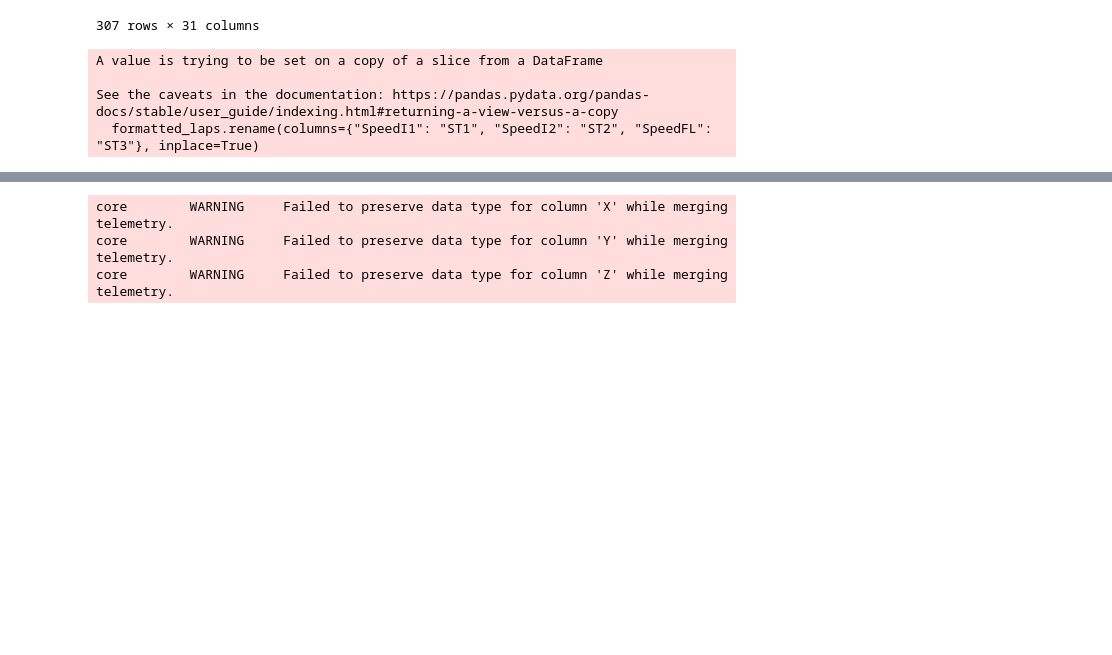
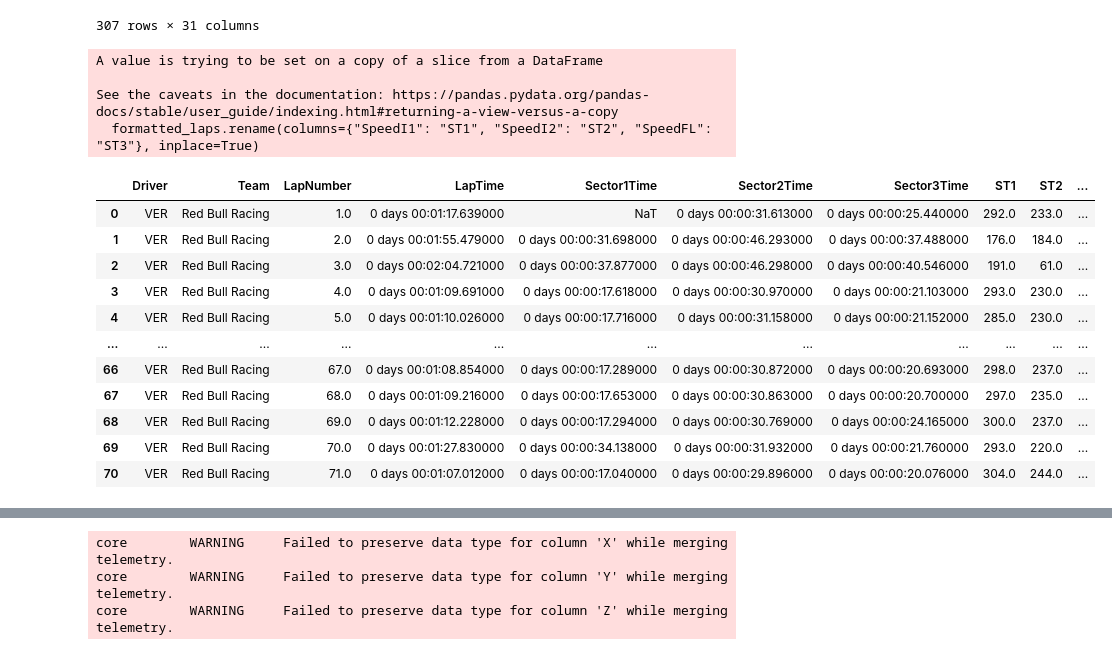
Before and after one commit to thewhitehaven04/F1StatsProvider, a Jupyter notebook: Playground.ipynb, the cells around one changed output, grey strips where cells are left out. Drawn from its saved outputs; the diff is of its cells as text; code cells hidden in the pictures; blank space fills up the shorter version.

```diff
--- a/Playground.ipynb
+++ b/Playground.ipynb
@@ -57,43 +57,65 @@ formatted_laps = session.laps[[
                 "LapTime",
                 "Sector1Time",
                 "Sector2Time",
                 "Sector3Time",
                 "SpeedI1",
                 "SpeedI2",
                 "SpeedFL",
-                "IsPersonalBest",
                 "Stint",
                 "TyreLife",
                 "Position",
                 "Compound",
 ]]
 
 formatted_laps.rename(columns={"SpeedI1": "ST1", "SpeedI2": "ST2", "SpeedFL": "ST3"}, inplace=True)
 formatted_laps["LapTime"].round(3)
 formatted_laps["Sector1Time"].round(3)
 formatted_laps["Sector2Time"].round(3)
 formatted_laps["Sector3Time"].round(3)
 formatted_laps.assign(
     IsBestS1=lambda x: (formatted_laps['Sector1Time'].min() == x['Sector1Time']),
     IsBestS2=lambda x: (formatted_laps['Sector2Time'].min() == x['Sector2Time']),
     IsBestS3=lambda x: (formatted_laps['Sector3Time'].min() == x['Sector3Time'])
 )
 
-formatted_laps.groupby('Driver')['LapTime'].min()
+# formatted_laps.assign(
+#     IsBestS1=lambda x: (
+#         formatted_laps.groupby('Driver', as_index=True)["Sector1Time"].min() == x.groupby('Driver', as_index=True)["Sector1Time"]
+#     )
+# )
 
-formatted_laps.assign(
-    IsBestS1=lambda x: (
-        formatted_laps.groupby('Driver')["Sector1Time"].min() == x.groupby('Driver')["Sector1Time"]
-    ),
-    IsBestS2=lambda x: (
-        formatted_laps.groupby('Driver')["Sector2Time"].min() == x.groupby('Driver')["Sector2Time"]
-    ),
-    IsBestS3=lambda x: (
-        formatted_laps.groupby('Driver')["Sector3Time"].min() == x.groupby('Driver')["Sector3Time"]
-    ),
-)
+# PBs = formatted_laps.groupby('Driver')['LapTime'].min()
+# PBs.index
+
+# formatted_laps.assign(
+#     IsBestS1=lambda x: (
+#         x['LapTime'] == PBs[x['Driver']]
+#     )
+# )
+
+# formatted_laps.groupby('Driver')['LapTime'].aggregate('min')
+
+# for driver, laptime in PBs.items():
+#     laptimes = formatted_laps[formatted_laps.Driver == driver].LapTime
+#     formatted_laps.loc[formatted_laps.Driver == driver, 'IsPB'] = laptimes == laptime
+
+# formatted_laps[formatted_laps.Driver == 'VER']
+
+formatted_laps[formatted_laps.Driver == 'VER']
 # %% [output]
 A value is trying to be set on a copy of a slice from a DataFrame
 
 See the caveats in the documentation: https://pandas.pydata.org/pandas-docs/stable/user_guide/indexing.html#returning-a-view-versus-a-copy
   formatted_laps.rename(columns={"SpeedI1": "ST1", "SpeedI2": "ST2", "SpeedFL": "ST3"}, inplace=True)
+|  | Driver | Team | LapNumber | LapTime | Sector1Time | Sector2Time | Sector3Time | ST1 | ST2 | ... |
+| 0 | VER | Red Bull Racing | 1.0 | 0 days 00:01:17.639000 | NaT | 0 days 00:00:31.613000 | 0 days 00:00:25.440000 | 292.0 | 233.0 | ... |
+| 1 | VER | Red Bull Racing | 2.0 | 0 days 00:01:55.479000 | 0 days 00:00:31.698000 | 0 days 00:00:46.293000 | 0 days 00:00:37.488000 | 176.0 | 184.0 | ... |
+| 2 | VER | Red Bull Racing | 3.0 | 0 days 00:02:04.721000 | 0 days 00:00:37.877000 | 0 days 00:00:46.298000 | 0 days 00:00:40.546000 | 191.0 | 61.0 | ... |
+| 3 | VER | Red Bull Racing | 4.0 | 0 days 00:01:09.691000 | 0 days 00:00:17.618000 | 0 days 00:00:30.970000 | 0 days 00:00:21.103000 | 293.0 | 230.0 | ... |
+| 4 | VER | Red Bull Racing | 5.0 | 0 days 00:01:10.026000 | 0 days 00:00:17.716000 | 0 days 00:00:31.158000 | 0 days 00:00:21.152000 | 285.0 | 230.0 | ... |
+| ... | ... | ... | ... | ... | ... | ... | ... | ... | ... | ... |
+| 66 | VER | Red Bull Racing | 67.0 | 0 days 00:01:08.854000 | 0 days 00:00:17.289000 | 0 days 00:00:30.872000 | 0 days 00:00:20.693000 | 298.0 | 237.0 | ... |
+| 67 | VER | Red Bull Racing | 68.0 | 0 days 00:01:09.216000 | 0 days 00:00:17.653000 | 0 days 00:00:30.863000 | 0 days 00:00:20.700000 | 297.0 | 235.0 | ... |
+| 68 | VER | Red Bull Racing | 69.0 | 0 days 00:01:12.228000 | 0 days 00:00:17.294000 | 0 days 00:00:30.769000 | 0 days 00:00:24.165000 | 300.0 | 237.0 | ... |
+| 69 | VER | Red Bull Racing | 70.0 | 0 days 00:01:27.830000 | 0 days 00:00:34.138000 | 0 days 00:00:31.932000 | 0 days 00:00:21.760000 | 293.0 | 220.0 | ... |
+| 70 | VER | Red Bull Racing | 71.0 | 0 days 00:01:07.012000 | 0 days 00:00:17.040000 | 0 days 00:00:29.896000 | 0 days 00:00:20.076000 | 304.0 | 244.0 | ... |
```
Also changed, not shown: parts of 2 cells of this notebook, 2 other files.
